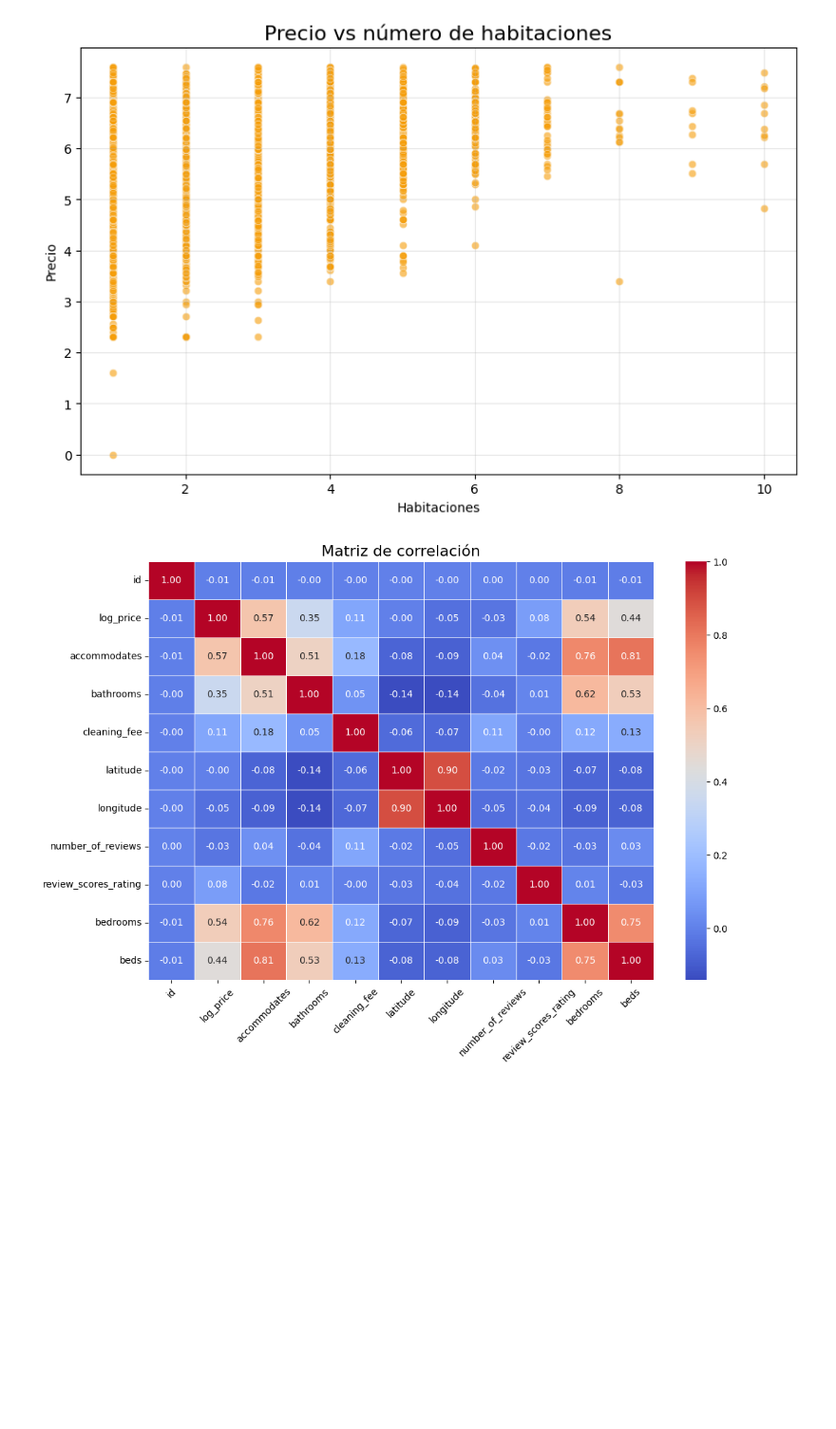
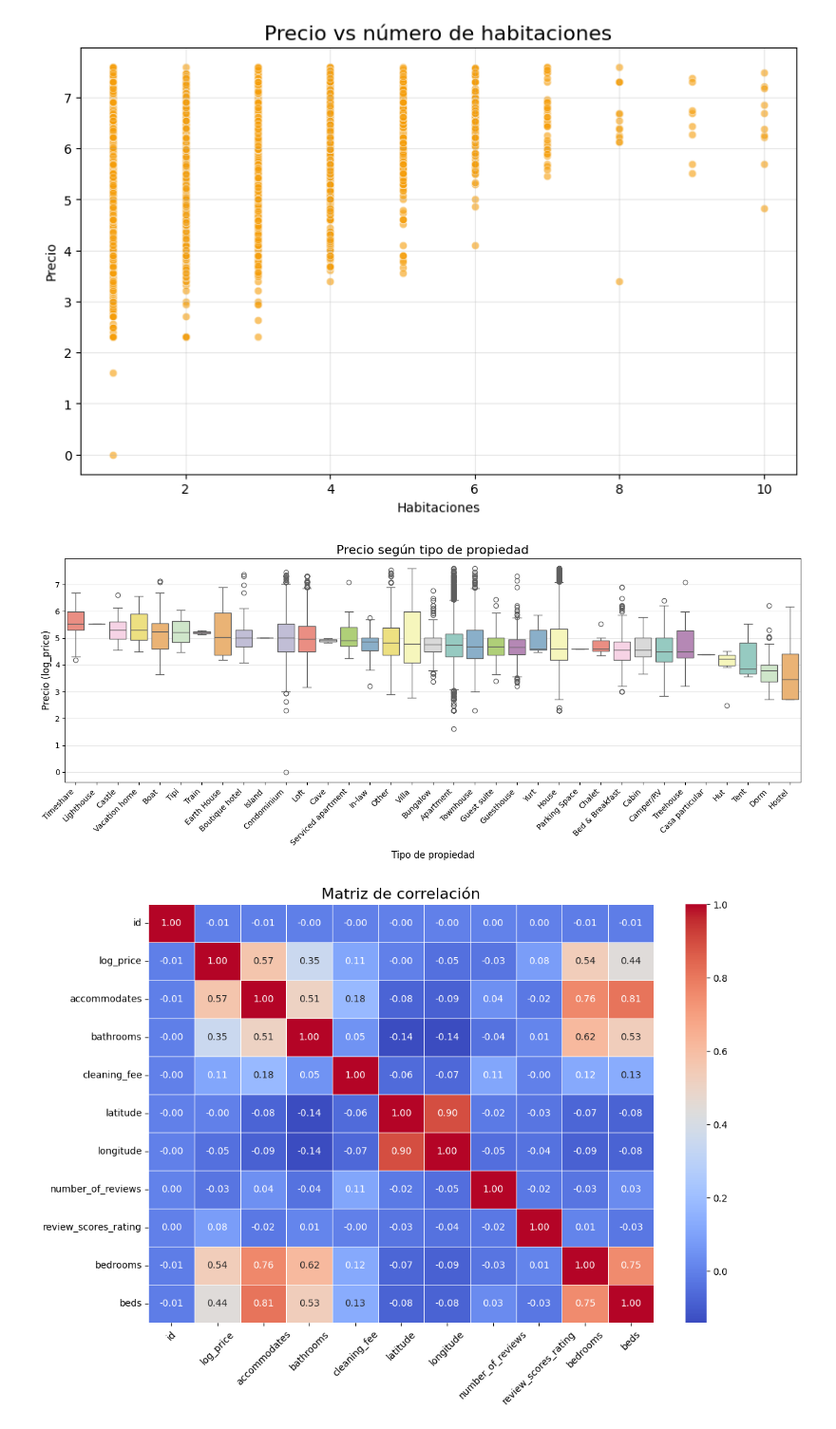
Before and after one commit to ch3rry-root/Avance-Proyecto-Ciencia-de-datos, a Jupyter notebook: notebook.ipynb, the cells around one changed output. Shown at 95% size. Saved outputs shown, nothing was run; the diff lists cells and outputs as text; code cells hidden in the pictures; blank space fills up the shorter version.

```diff
--- a/notebook.ipynb
+++ b/notebook.ipynb
@@ -166,4 +194,44 @@ plt.grid(alpha=0.3)
 plt.show()
 # %% [output]
 [figure]
+# %%
+# Boxplot para comparar el precio según el tipo de propiedad
+# Permite identificar qué tipos de propiedad tienen precios más altos o más bajos
+plt.figure(figsize=(14, 6))
+
+# Ordenamos los tipos de propiedad por la mediana del precio de mayor a menor
+# Esto facilita la comparación visual y la identificación de patrones
+orden = df_limpio.groupby("property_type")["log_price"].median().sort_values(ascending=False).index
+
+# Boxplot con property_type en X y log_price en Y
+# palette="Set3" para usar colores distintos por tipo de propiedad
+# hue="property_type" asigna un color único a cada tipo de propiedad
+sns.boxplot(
+    x="property_type",
+    y="log_price",
+    data=df_limpio,
+    order=orden,        # Orden descendente por mediana de precio
+    palette="Set3",
+    hue="property_type",
+    legend=False        # Ocultamos la leyenda porque el eje X ya identifica cada tipo
+)
+
+# Título descriptivo que indica claramente qué relación se está analizando
+plt.title("Precio según tipo de propiedad", fontsize=16)
+
+# Etiquetas de los ejes con descripción clara de cada variable
+plt.xlabel("Tipo de propiedad", fontsize=12)
+plt.ylabel("Precio (log_price)", fontsize=12)   # Precio en escala logarítmica
+
+# Rotamos las etiquetas del eje X para que sean legibles ya que hay muchos tipos
+plt.xticks(rotation=45, ha="right")
+
+# Cuadrícula horizontal suave para facilitar la comparación de precios entre tipos
+plt.grid(axis="y", alpha=0.3)
+
+# tight_layout ajusta los márgenes para evitar que las etiquetas se corten
+plt.tight_layout()
+plt.show()
+# %% [output]
+[figure, added]
 # %%
```
Also changed, not shown: parts of 5 cells of this notebook, 1 other file.
